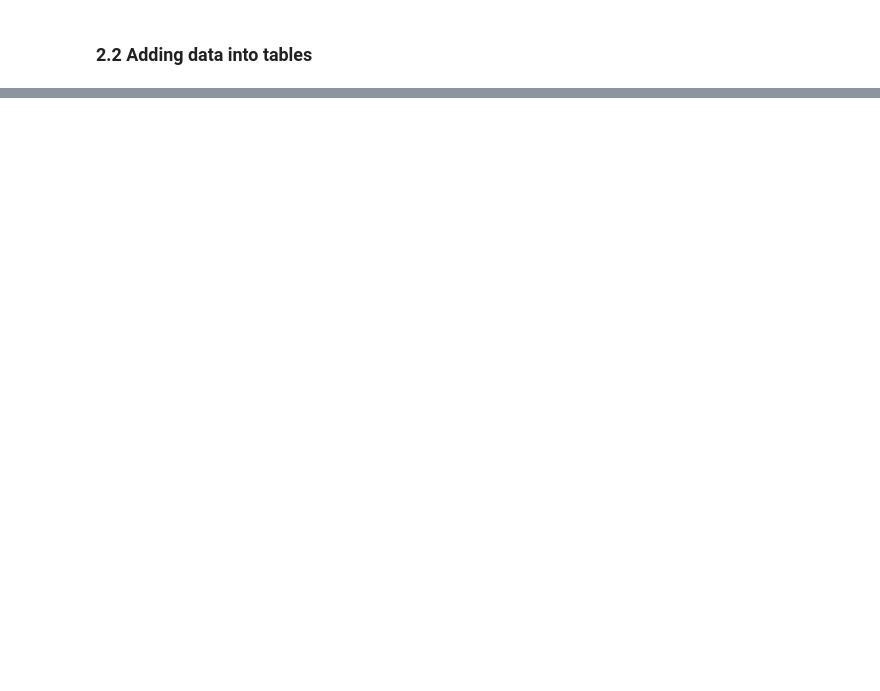
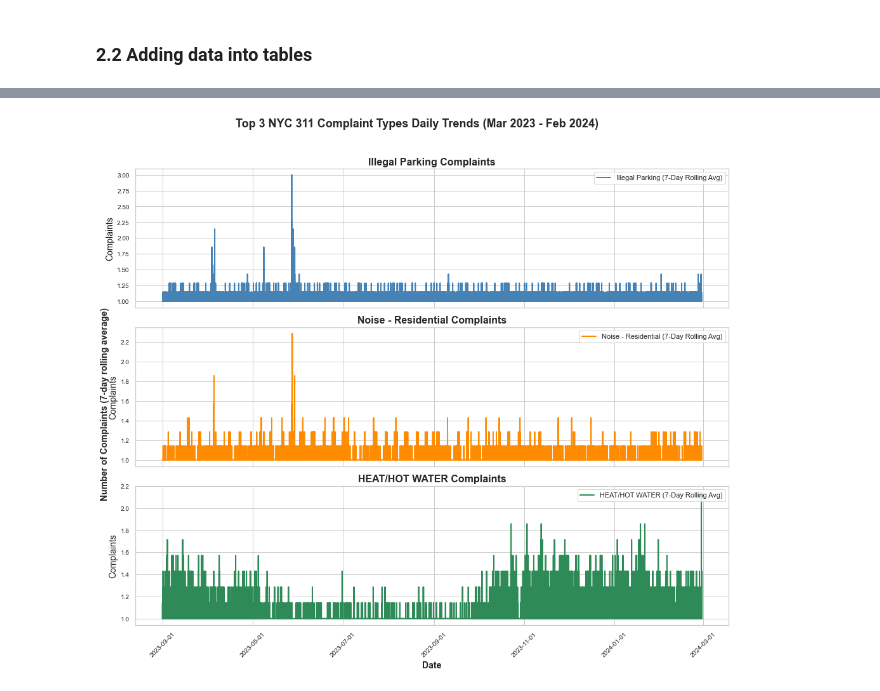
Before and after one commit to glorialjr/TFA-Final-Project_Gloria-Isha, a Jupyter notebook: TFA Final Project_GloriaIsha.ipynb, the cells around one changed output, grey strips where cells are left out. Cells and saved outputs as stored; diff of their text form; code cells hidden in the pictures; blank space fills up the shorter version.

```diff
--- a/TFA Final Project_GloriaIsha.ipynb
+++ b/TFA Final Project_GloriaIsha.ipynb
@@ -581,0 +1085,74 @@ Uploaded DataFrame to nyc_rents.
+# %%
+# Database connection setup
+connection_string = 'postgresql://postgres:postgres@localhost:5432/testing'
+engine = create_engine(connection_string)
+
+# SQL Query to find the top three complaint types from March 1st, 2023 to February 29th, 2024
+top_complaints_query = """
+SELECT complaint_type, COUNT(*) AS total_complaints
+FROM nyc_311_complaints
+WHERE created_date >= '2023-03-01' AND created_date <= '2024-02-29'
+GROUP BY complaint_type
+ORDER BY total_complaints DESC
+LIMIT 3;
+"""
+
+# Execute the query and retrieve data
+top_complaints_df = pd.read_sql_query(top_complaints_query, engine)
+top_types = tuple(top_complaints_df['complaint_type'])
+
+# SQL Query to find the number of complaints per day for the top 3 complaint types
+complaints_per_day_query = f"""
+SELECT created_date, complaint_type, COUNT(*) AS daily_complaints
+FROM nyc_311_complaints
+WHERE
+    complaint_type IN {top_types}
+    AND created_date >= '2023-03-01'
+    AND created_date <= '2024-02-29'
+GROUP BY created_date, complaint_type
+ORDER BY created_date;
+"""
+
+# Execute the query and retrieve data
+complaints_per_day_df = pd.read_sql_query(complaints_per_day_query, engine)
+complaints_per_day_df['created_date'] = pd.to_datetime(complaints_per_day_df['created_date'])
+
+# Visualization aesthetics settings
+sns.set_style("whitegrid")
+plt.rc('axes', titlesize=14)     # Axes title size
+plt.rc('axes', labelsize=12)     # Axes label size
+plt.rc('xtick', labelsize=10)    # X-axis tick size
+plt.rc('ytick', labelsize=10)    # Y-axis tick size
+plt.rc('legend', fontsize=11)    # Legend font size
+
+# Create subplots for each complaint type with improved layout and color
+fig, axs = plt.subplots(3, 1, figsize=(14, 12), sharex=True)
+
+# Define the date format for the x-axis and color palette
+date_form = DateFormatter("%Y-%m-%d")
+colors = ['steelblue', 'darkorange', 'seagreen']
+
+# Plot data with a rolling window (7-day window chosen here)
+rolling_window = 7
+for idx, (complaint_type, color) in enumerate(zip(top_types, colors)):
+    subset = complaints_per_day_df[complaints_per_day_df['complaint_type'] == complaint_type]
+    subset.set_index('created_date', inplace=True)
+    rolling_series = subset['daily_complaints'].rolling(window=rolling_window).mean()
+
+    axs[idx].plot(rolling_series, label=f"{complaint_type} (7-Day Rolling Avg)", color=color, linewidth=2)
+    axs[idx].set_title(f"{complaint_type} Complaints", fontsize=16, fontweight='bold')
+    axs[idx].xaxis.set_major_formatter(date_form)
+    axs[idx].legend(loc='upper right')
+    axs[idx].set_ylabel("Complaints", fontsize=14)
+
+# Set common labels and adjust layout
+plt.xlabel('Date', fontsize=14, fontweight='bold')
+fig.text(0.005, 0.5, 'Number of Complaints (7-day rolling average)', va='center', rotation='vertical', fontsize=14, fontweight='bold')
+plt.xticks(rotation=45)
+
+plt.suptitle('Top 3 NYC 311 Complaint Types Daily Trends (Mar 2023 - Feb 2024)', fontsize=18, fontweight='bold', y=1.02)
+
+fig.tight_layout()
+plt.show()
+# %% [output]
+[figure, added]
```
Also changed, not shown: parts of 51 cells of this notebook.
